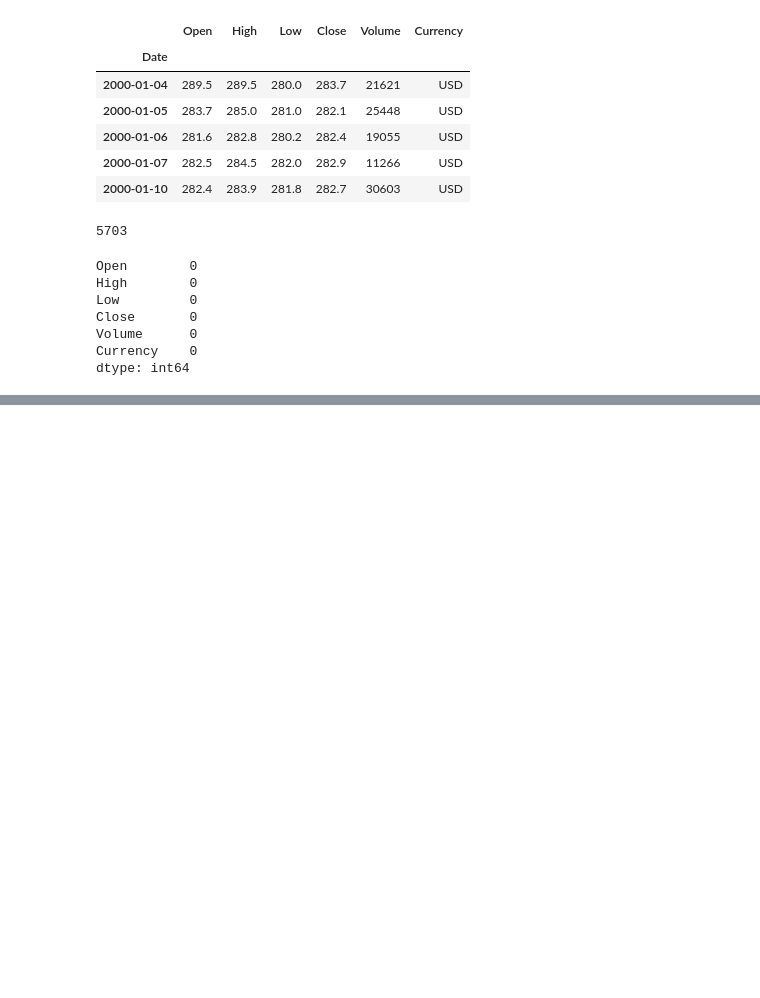
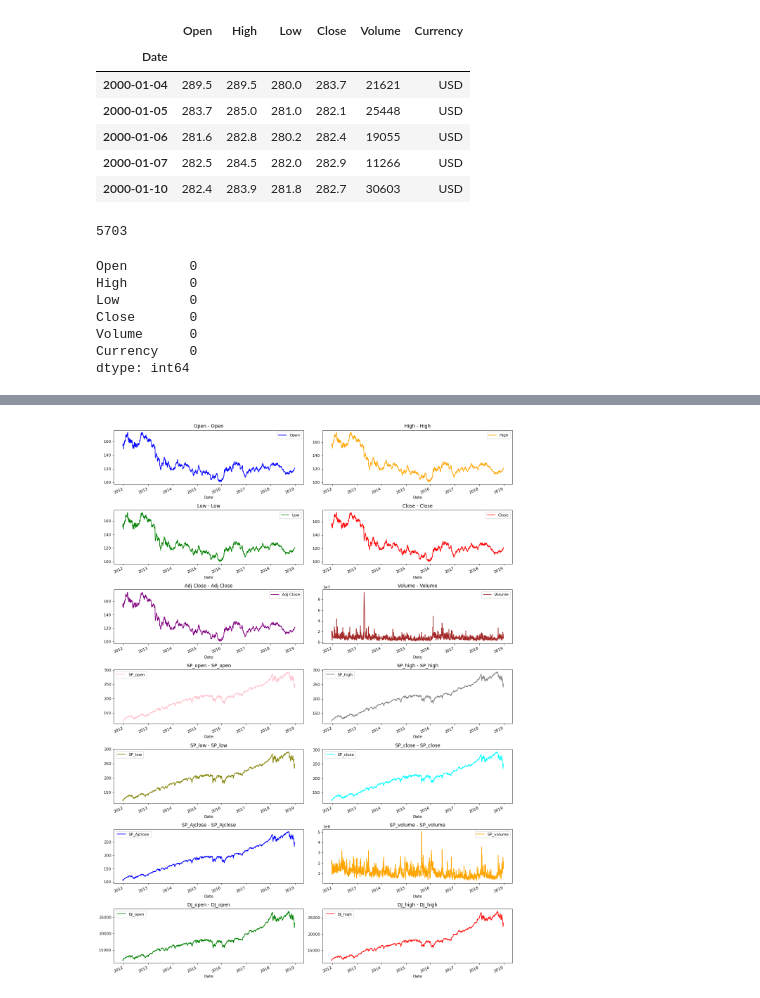
Before and after one commit to abhisheksuga/price-forecasting, a Jupyter notebook: src/forcasting.ipynb, the cells around one changed output, grey strips where cells are left out. Cells and saved outputs as stored; diff of their text form; code cells hidden in the pictures; blank space fills up the shorter version.

Commit message:
used a new dataset with more features and did preprocessing and visualisation

```diff
--- a/src/forcasting.ipynb
+++ b/src/forcasting.ipynb
@@ -165,0 +208,2 @@ new_data.tail()
+# %%
+df2['Date'] = pd.to_datetime(df2['Date'])
@@ -165,0 +294,33 @@ new_data.tail()
+# %%
+titles = ['Open', 'High', 'Low', 'Close', 'Adj Close', 'Volume', 'SP_open', 'SP_high', 'SP_low', 'SP_close',
+          'SP_Ajclose','SP_volume','DJ_open', 'DJ_high' ]
+feature_keys = ['Open', 'High', 'Low', 'Close', 'Adj Close', 'Volume', 'SP_open', 'SP_high', 'SP_low', 'SP_close',
+                'SP_Ajclose', 'SP_volume','DJ_open', 'DJ_high']
+
+colors = [ "blue","orange","green","red","purple","brown","pink","gray","olive", "cyan"]
+
+date_time_key = "Date"
+# %%
+def visualization(data):
+    time_data = data[date_time_key]
+    fig, axes = plt.subplots(
+        nrows=7, ncols=2, figsize=(15, 20), dpi=80, facecolor="w", edgecolor="k"
+    )
+    for i in range(len(feature_keys)):
+        key = feature_keys[i]
+        c = colors[i % (len(colors))]
+        t_data = data[key]
+        t_data.index = time_data
+        t_data.head()
+        ax = t_data.plot(
+            ax=axes[i // 2, i % 2],
+            color=c,
+            title="{} - {}".format(titles[i], key),
+            rot=25,
+        )
+        ax.legend([titles[i]])
+    plt.tight_layout()
+# %%
+visualization(df2)
+# %% [output]
+[figure, added]
```
Also changed, not shown: parts of 15 cells of this notebook, 1 other file.
